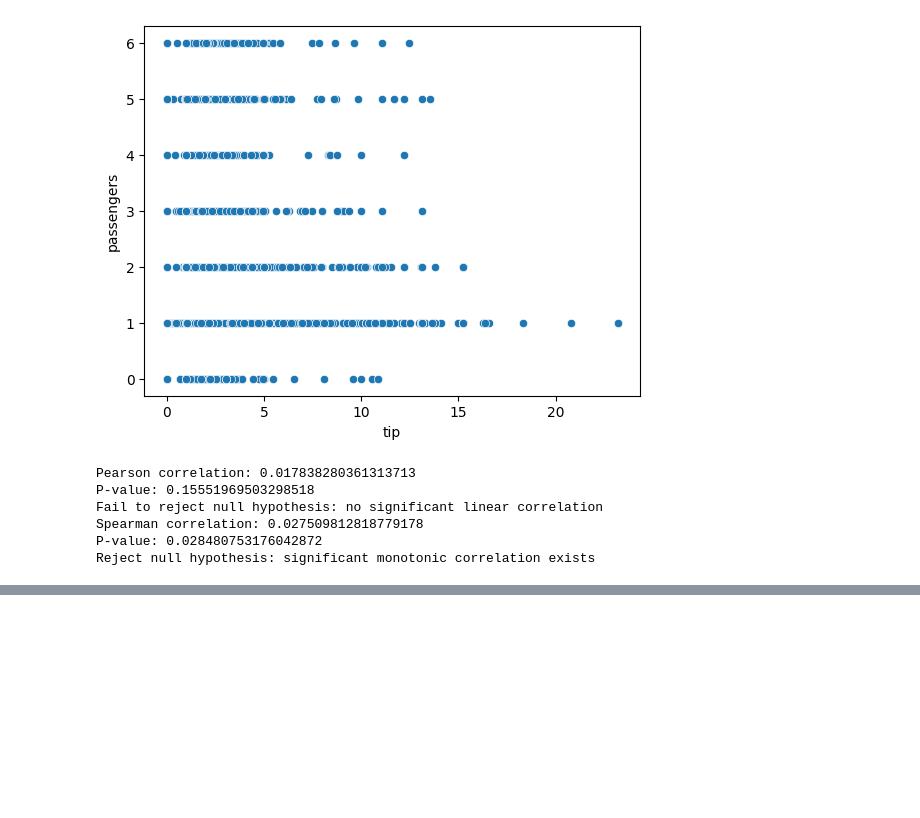
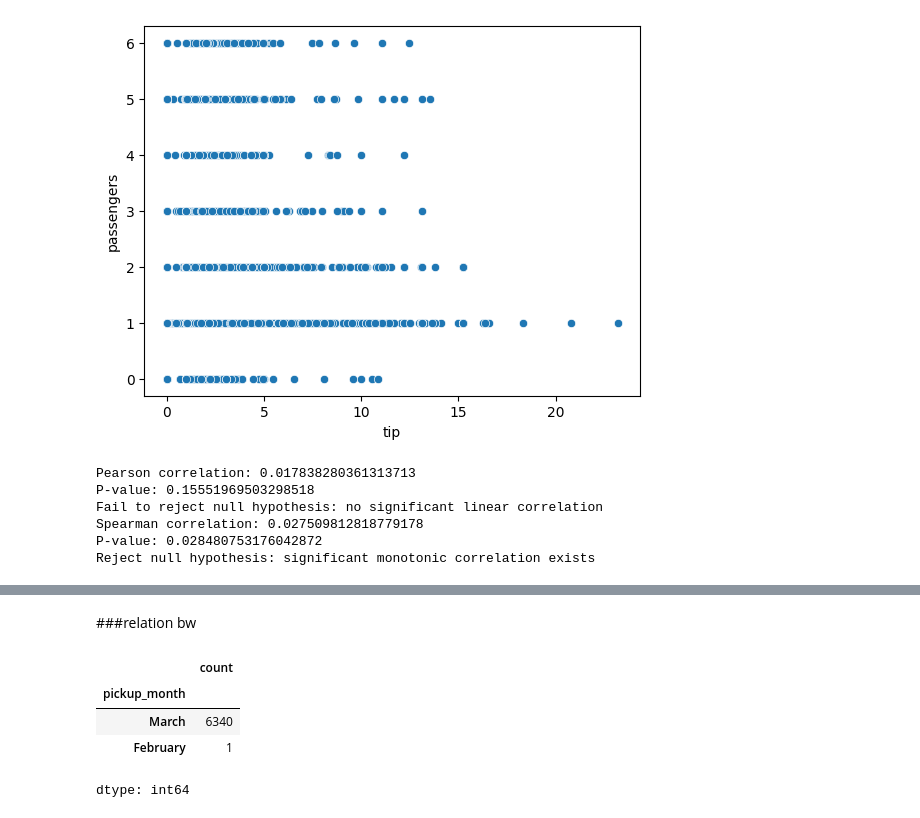
Before and after one commit to Khushibung05/Hypothesis-Testing-Statistical-Inference, a Jupyter notebook: Hypothesis_Testing_&_Statistical_Inference.ipynb, the cells around one changed output, grey strips where cells are left out. Cells and saved outputs as stored; diff of their text form; code cells hidden in the pictures; blank space fills up the shorter version.

```diff
--- a/Hypothesis_Testing_&_Statistical_Inference.ipynb
+++ b/Hypothesis_Testing_&_Statistical_Inference.ipynb
@@ -828,0 +893,8 @@ Reject null hypothesis: significant monotonic correlation exists
+# %%
+df['pickup_year']=df['pickup'].dt.year
+# %%
+df['pickup_day']=df['pickup'].dt.day
+# %%
+df['pickup_dayname']=df['pickup'].dt.day_name()
+# %%
+df['pickup_hour']=df['pickup'].dt.hour
@@ -828,0 +908,10 @@ Reject null hypothesis: significant monotonic correlation exists
+# %% [markdown]
+###relation bw
+# %%
+df.pickup_month.value_counts()
+# %% [output]
+|  | count |
+| pickup_month |  |
+| March | 6340 |
+| February | 1 |
+dtype: int64
```
Also changed, not shown: parts of 37 cells of this notebook.
